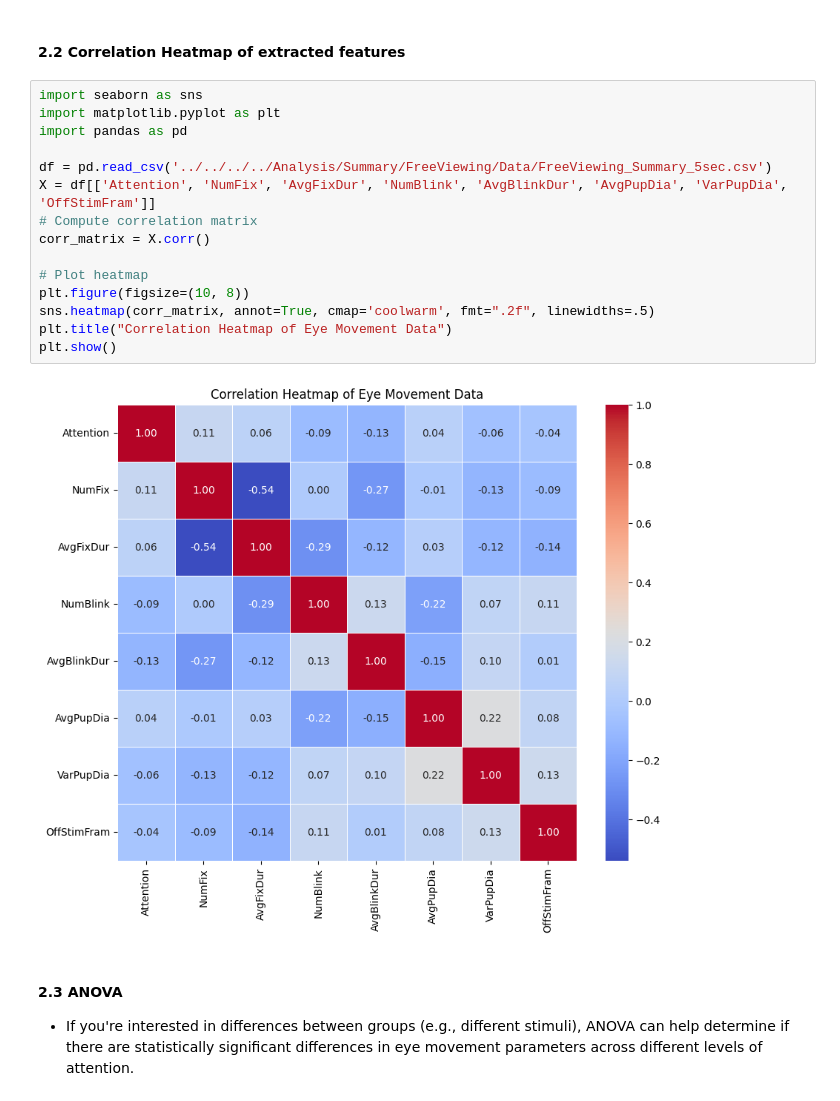
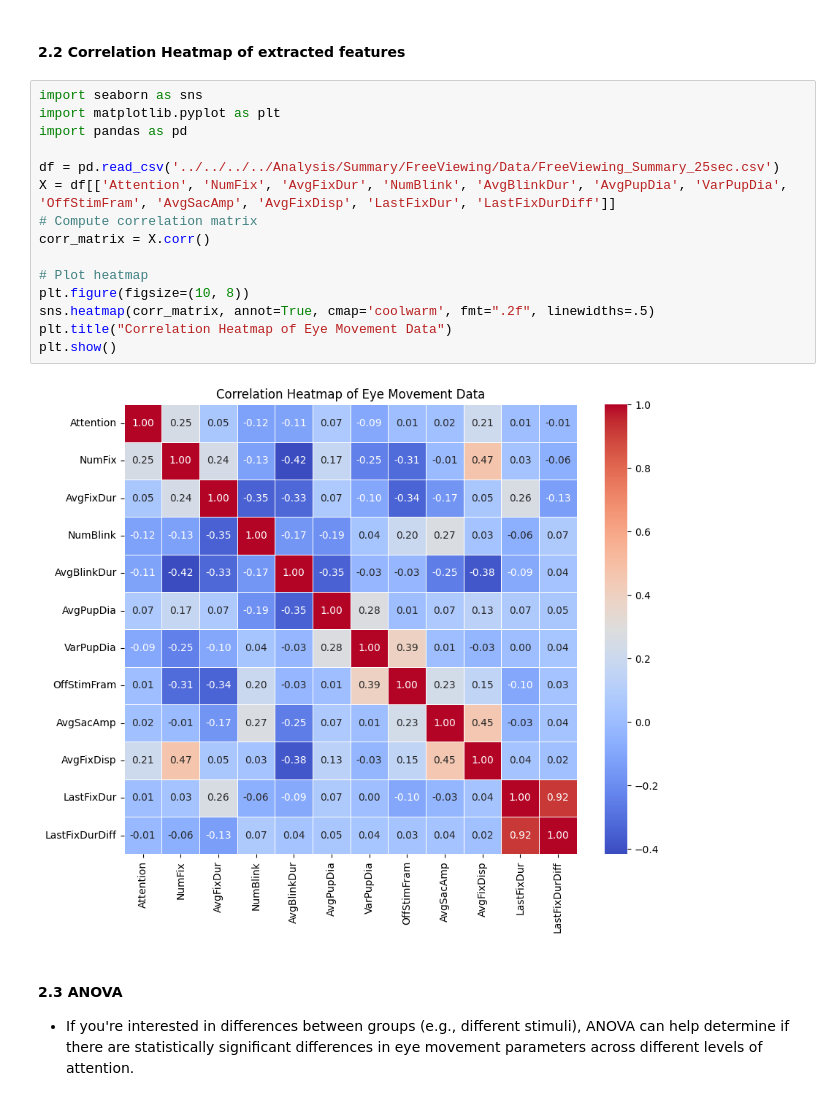
Before and after one commit to shiroyang/Mind-Wandering-Exp, a Jupyter notebook: Analysis/Summary/FreeViewing/Code/visualize_summary.ipynb, the cells around one changed output. Drawn from its saved outputs; the diff is of its cells as text.

```diff
--- a/Analysis/Summary/FreeViewing/Code/visualize_summary.ipynb
+++ b/Analysis/Summary/FreeViewing/Code/visualize_summary.ipynb
@@ -132,20 +155,20 @@ OffStimFram     0.0042      0.004      0.960      0.337      -0.004       0.013
 # %%
 import seaborn as sns
 import matplotlib.pyplot as plt
 import pandas as pd
 
-df = pd.read_csv('../../../../Analysis/Summary/FreeViewing/Data/FreeViewing_Summary_5sec.csv')
-X = df[['Attention', 'NumFix', 'AvgFixDur', 'NumBlink', 'AvgBlinkDur', 'AvgPupDia', 'VarPupDia', 'OffStimFram']]
+df = pd.read_csv('../../../../Analysis/Summary/FreeViewing/Data/FreeViewing_Summary_25sec.csv')
+X = df[['Attention', 'NumFix', 'AvgFixDur', 'NumBlink', 'AvgBlinkDur', 'AvgPupDia', 'VarPupDia', 'OffStimFram', 'AvgSacAmp', 'AvgFixDisp', 'LastFixDur', 'LastFixDurDiff']]
 # Compute correlation matrix
 corr_matrix = X.corr()
 
 # Plot heatmap
 plt.figure(figsize=(10, 8))
 sns.heatmap(corr_matrix, annot=True, cmap='coolwarm', fmt=".2f", linewidths=.5)
 plt.title("Correlation Heatmap of Eye Movement Data")
 plt.show()
 # %% [output]
-[figure, old version]
+[figure, new version]
 # %% [markdown]
 #### 2.3 ANOVA
 - If you're interested in differences between groups (e.g., different stimuli), ANOVA can help determine if there are statistically significant differences in eye movement parameters across different levels of attention.
```
Also changed, not shown: parts of 3 cells of this notebook, 16 other files.
